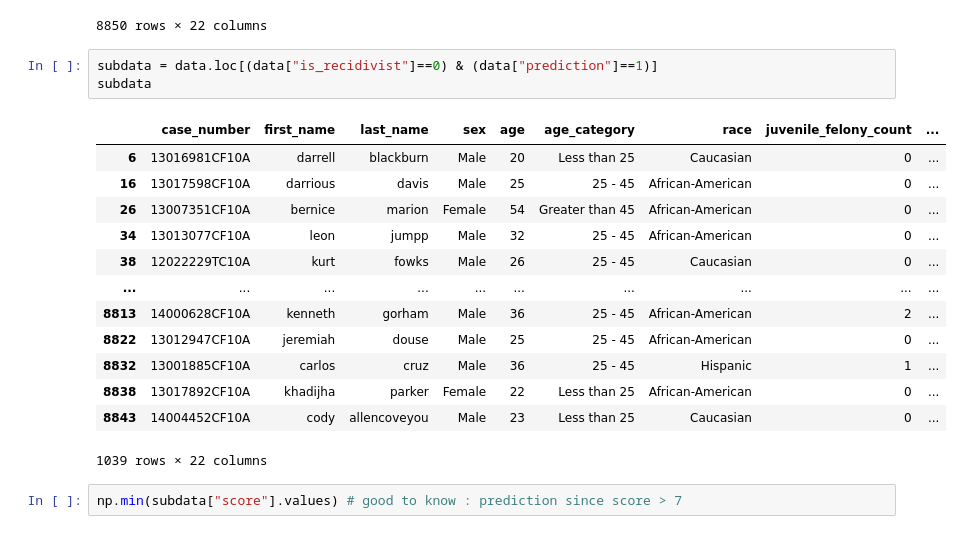
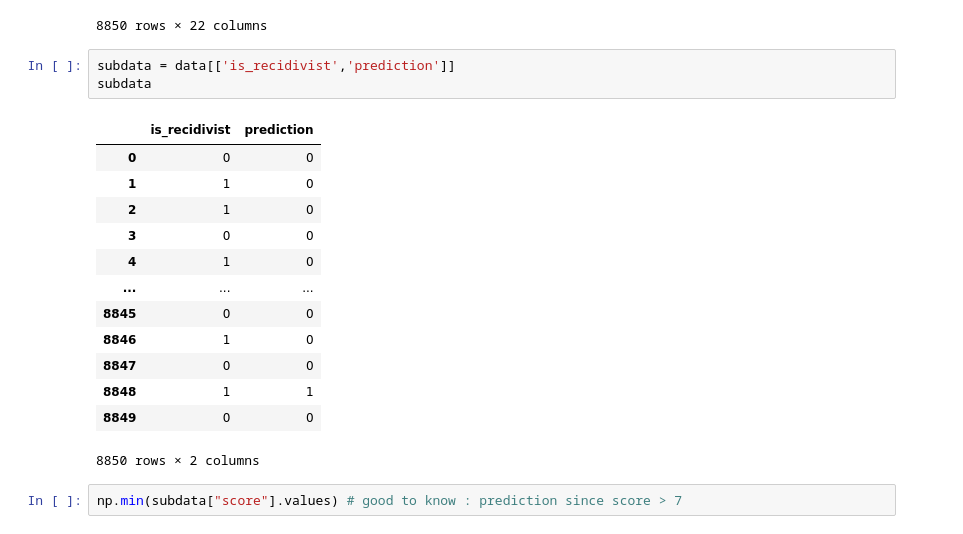
Before and after one commit to adrienbanse/D4GC, a Jupyter notebook: d4g.ipynb, the cells around one changed output. Saved outputs shown, nothing was run; the diff lists cells and outputs as text.

```diff
--- a/d4g.ipynb
+++ b/d4g.ipynb
@@ -21,22 +21,22 @@ data
 | 8849 | 14000455CF10A | chin | yan | Male | 34 | 25 - 45 | Asian | 0 | ... |
 8850 rows × 22 columns
 # %%
-subdata = data.loc[(data["is_recidivist"]==0) & (data["prediction"]==1)]
+subdata = data[['is_recidivist','prediction']]
 subdata
 # %% [output]
-|  | case_number | first_name | last_name | sex | age | age_category | race | juvenile_felony_count | ... |
-| 6 | 13016981CF10A | darrell | blackburn | Male | 20 | Less than 25 | Caucasian | 0 | ... |
-| 16 | 13017598CF10A | darrious | davis | Male | 25 | 25 - 45 | African-American | 0 | ... |
-| 26 | 13007351CF10A | bernice | marion | Female | 54 | Greater than 45 | African-American | 0 | ... |
-| 34 | 13013077CF10A | leon | jumpp | Male | 32 | 25 - 45 | African-American | 0 | ... |
-| 38 | 12022229TC10A | kurt | fowks | Male | 26 | 25 - 45 | Caucasian | 0 | ... |
-| ... | ... | ... | ... | ... | ... | ... | ... | ... | ... |
-| 8813 | 14000628CF10A | kenneth | gorham | Male | 36 | 25 - 45 | African-American | 2 | ... |
-| 8822 | 13012947CF10A | jeremiah | douse | Male | 25 | 25 - 45 | African-American | 0 | ... |
-| 8832 | 13001885CF10A | carlos | cruz | Male | 36 | 25 - 45 | Hispanic | 1 | ... |
-| 8838 | 13017892CF10A | khadijha | parker | Female | 22 | Less than 25 | African-American | 0 | ... |
-| 8843 | 14004452CF10A | cody | allencoveyou | Male | 23 | Less than 25 | Caucasian | 0 | ... |
+|  | is_recidivist | prediction |
+| 0 | 0 | 0 |
+| 1 | 1 | 0 |
+| 2 | 1 | 0 |
+| 3 | 0 | 0 |
+| 4 | 1 | 0 |
+| ... | ... | ... |
+| 8845 | 0 | 0 |
+| 8846 | 1 | 0 |
+| 8847 | 0 | 0 |
+| 8848 | 1 | 1 |
+| 8849 | 0 | 0 |
-1039 rows × 22 columns
+8850 rows × 2 columns
 # %%
 np.min(subdata["score"].values) # good to know : prediction since score > 7
 # %% [output]
```
Also changed, not shown: 3 other files.
